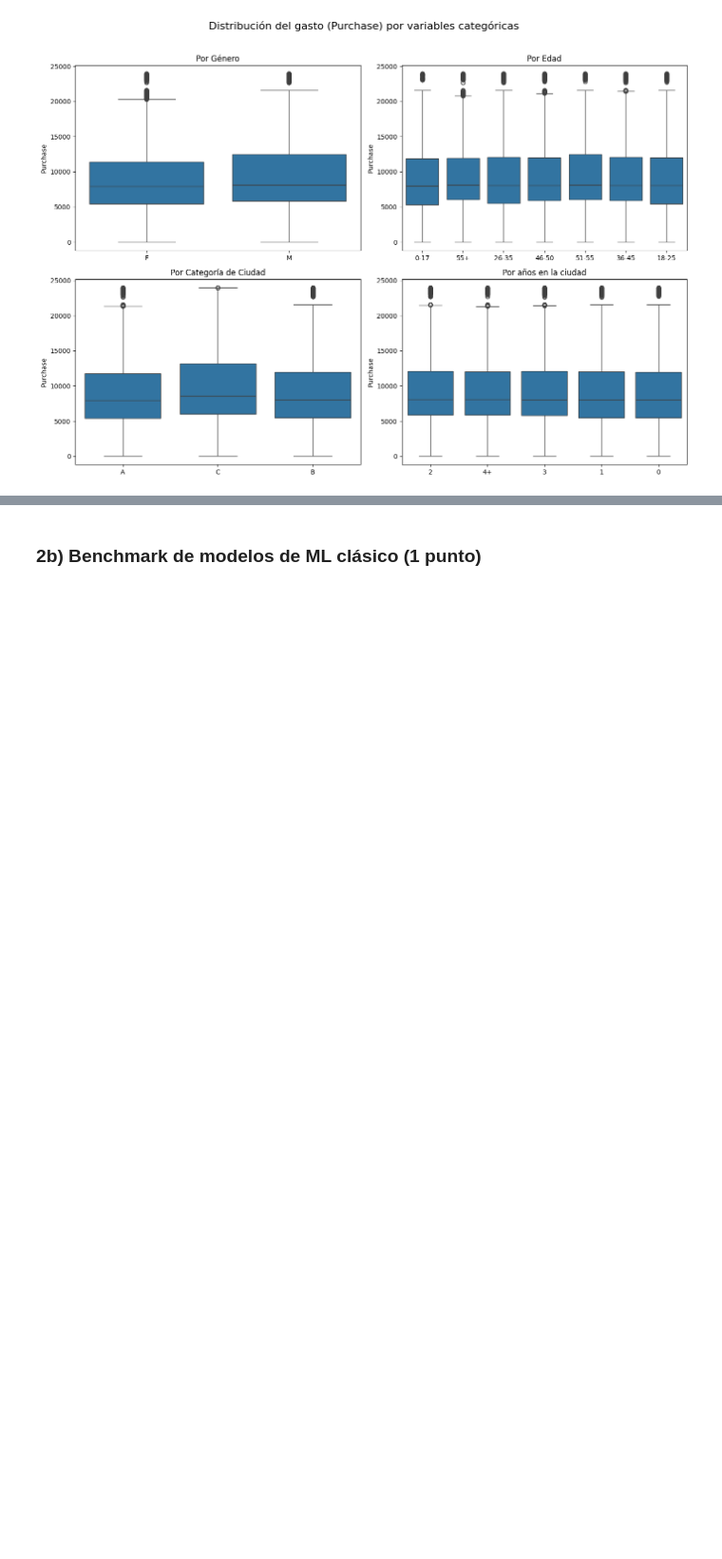
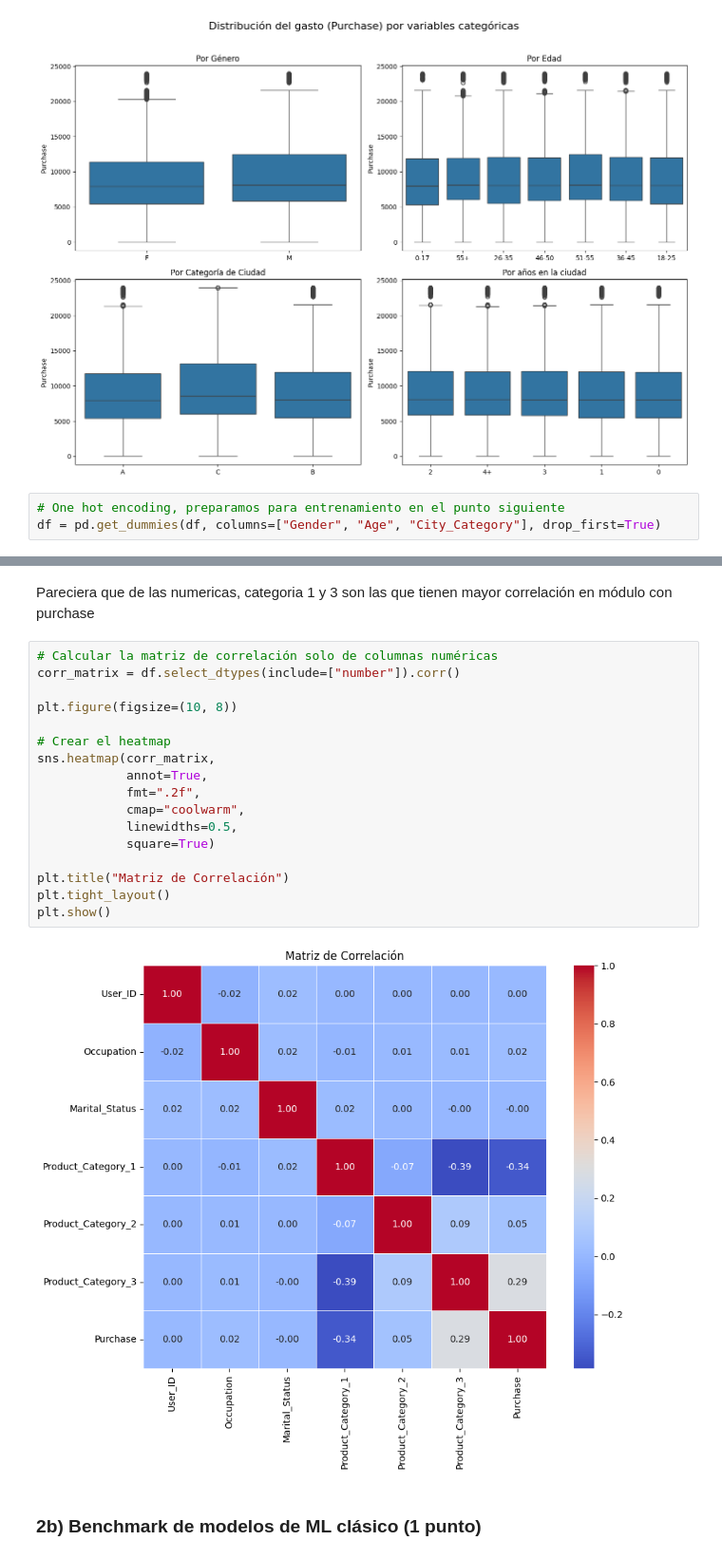
Before and after one commit to joagonzalez/ceia-aprendizaje-profundo, a Jupyter notebook: tp1/notebook.ipynb, the cells around one changed output, grey strips where cells are left out. Shown at 95% size. Saved outputs shown, nothing was run; the diff lists cells and outputs as text; blank space fills up the shorter version.

Commit message:
add numerical correlation to EDA

```diff
--- a/tp1/notebook.ipynb
+++ b/tp1/notebook.ipynb
@@ -665,3 +681,6 @@ plt.tight_layout(rect=[0, 0, 1, 0.96])
 plt.show()
 # %% [output]
 [figure]
+# %%
+# One hot encoding, preparamos para entrenamiento en el punto siguiente
+df = pd.get_dummies(df, columns=["Gender", "Age", "City_Category"], drop_first=True)
@@ -668,3 +696,24 @@ plt.show()
+# %% [markdown]
+Pareciera que de las numericas, categoria 1 y 3 son las que tienen mayor correlación en módulo con purchase
+# %%
+# Calcular la matriz de correlación solo de columnas numéricas
+corr_matrix = df.select_dtypes(include=["number"]).corr()
+
+plt.figure(figsize=(10, 8))
+
+# Crear el heatmap
+sns.heatmap(corr_matrix,
+            annot=True,
+            fmt=".2f",
+            cmap="coolwarm",
+            linewidths=0.5,
+            square=True)
+
+plt.title("Matriz de Correlación")
+plt.tight_layout()
+plt.show()
+# %% [output]
+[figure, added]
 # %% [markdown]
 ### 2b) Benchmark de modelos de ML clásico  (1 punto)
 # %% [markdown]
```
Also changed, not shown: parts of 4 cells of this notebook.
